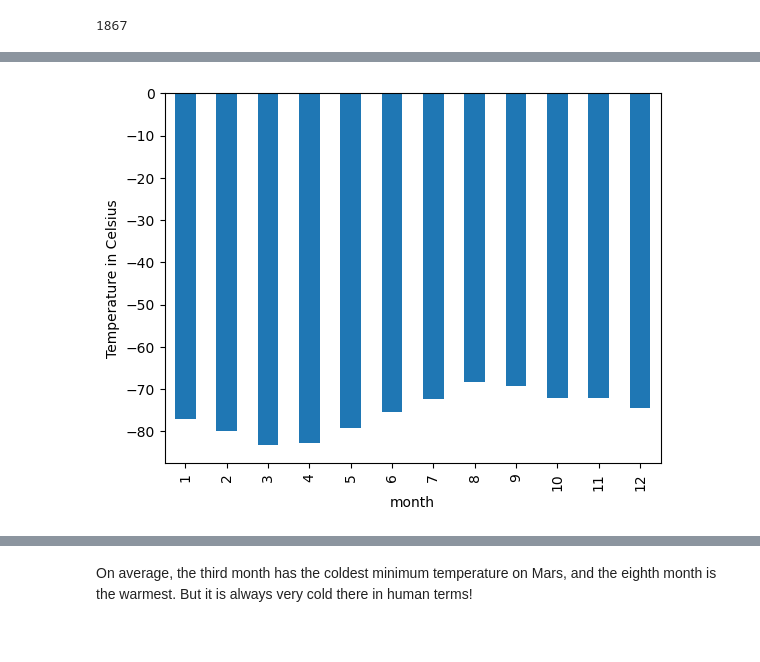
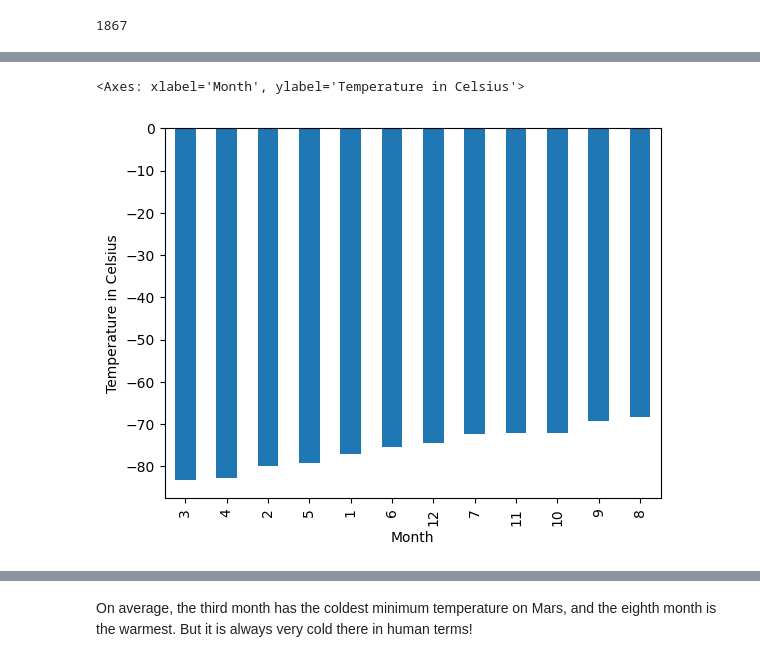
Before and after one commit to BrianSilfer/Module_11-challenge, a Jupyter notebook: part_2_mars_weather.ipynb, the cells around one changed output, grey strips where cells are left out. Drawn from its saved outputs; the diff is of its cells as text; code cells hidden in the pictures.

```diff
--- a/part_2_mars_weather.ipynb
+++ b/part_2_mars_weather.ipynb
@@ -203,6 +205,8 @@ Name: month, dtype: int64
 1867
 # %%
 # 3. What is the average low temperature by month?
+avg_df = mars_df.groupby('month')['min_temp'].mean()
+avg_df
 # %% [output]
 month
 1    -77.160920
@@ -220,5 +224,7 @@ month
 Name: min_temp, dtype: float64
 # %%
 # Plot the average temperature by month
+avg_df.sort_values(0).plot(kind = 'bar',xlabel = 'Month',ylabel='Temperature in Celsius')
 # %% [output]
+<Axes: xlabel='Month', ylabel='Temperature in Celsius'>
-[figure, old version]
+[figure, new version]
```
Also changed, not shown: parts of 7 cells of this notebook.
